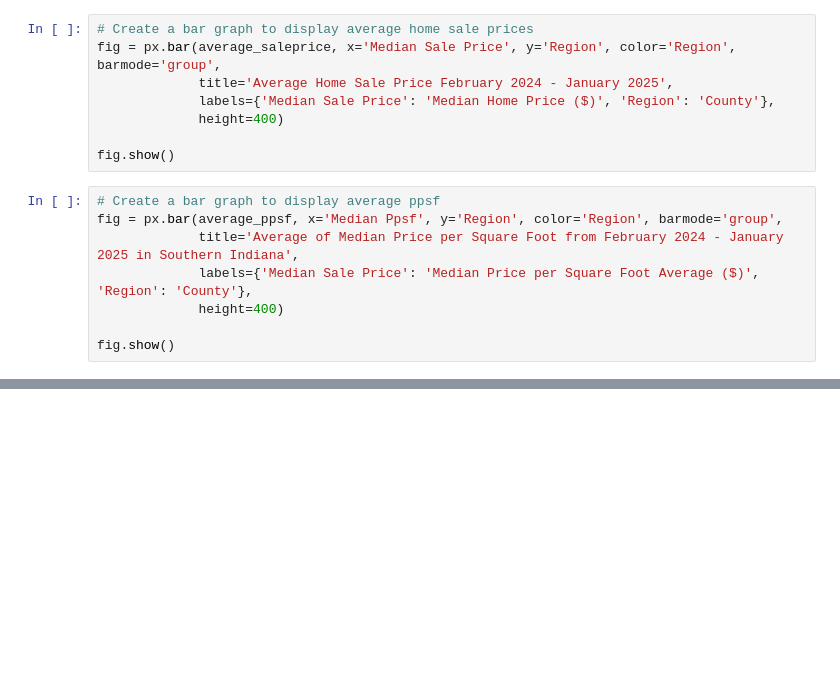
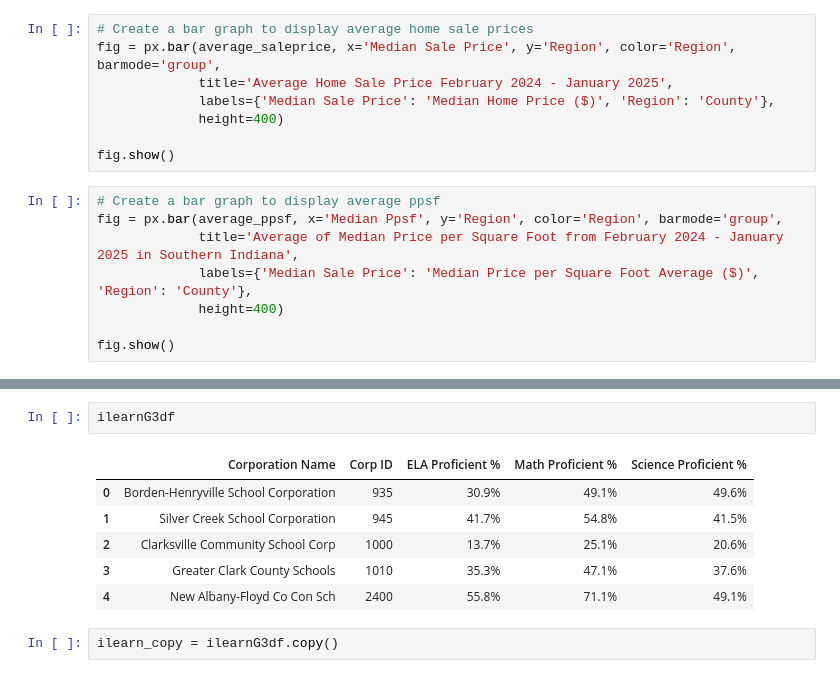
Before and after one commit to RachTheRad/SoIN_Housing_Analysis, a Jupyter notebook: HA_Cap_NB3.ipynb, the cells around one changed output, grey strips where cells are left out. Cells and saved outputs as stored; diff of their text form; blank space fills up the shorter version.

```diff
--- a/HA_Cap_NB3.ipynb
+++ b/HA_Cap_NB3.ipynb
@@ -53,0 +121,11 @@ df2_transposed
+# %%
+ilearnG3df
+# %% [output]
+|  | Corporation Name | Corp ID | ELA Proficient % | Math Proficient % | Science Proficient % |
+| 0 | Borden-Henryville School Corporation | 935 | 30.9% | 49.1% | 49.6% |
+| 1 | Silver Creek School Corporation | 945 | 41.7% | 54.8% | 41.5% |
+| 2 | Clarksville Community School Corp | 1000 | 13.7% | 25.1% | 20.6% |
+| 3 | Greater Clark County Schools | 1010 | 35.3% | 47.1% | 37.6% |
+| 4 | New Albany-Floyd Co Con Sch | 2400 | 55.8% | 71.1% | 49.1% |
+# %%
+ilearn_copy = ilearnG3df.copy()
```
Also changed, not shown: parts of 17 cells of this notebook, 1 other file.
